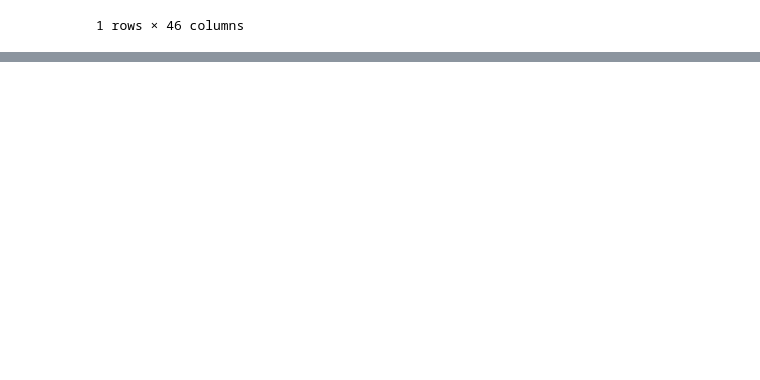
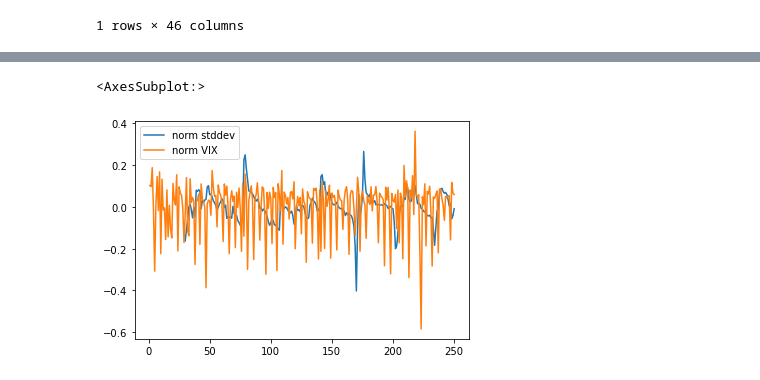
Before and after one commit to joeHollander/Quant_Finance, a Jupyter notebook: AAPL_VIX.ipynb, the cells around one changed output, grey strips where cells are left out. Saved outputs shown, nothing was run; the diff lists cells and outputs as text; code cells hidden in the pictures; blank space fills up the shorter version.

Commit message:
Finished and compared to SPX VIX

```diff
--- a/AAPL_VIX.ipynb
+++ b/AAPL_VIX.ipynb
@@ -322,4 +322,14 @@ df.head(1)
 # breaking up final calculation into easy readable variables
 # time * variance = tv_near or tv_next, time in min = min_near or min_next, random term = min_term
 n365, n30 = 525600, 43200
+
+tv_near = df["near variance"] * df["t_near"]
+tv_next = df["next variance"] * df["t_next"]
+
+min_near = (df["t_next"] * n365 - n30) / (df["t_next"] * n365 - df["t_near"] * n365)
+min_next = (n30 - df["t_near"] * n365) / (df["t_next"] * n365 - df["t_near"] * n365)
+
+min_term = n365 / n30
+
 df["VIX"] = 100 * np.sqrt(tv_near * min_near + tv_next * min_next * min_term)
+df.head(1)
@@ -325,0 +340,11 @@ df["VIX"] = 100 * np.sqrt(tv_near * min_near + tv_next * min_next * min_term)
+# %%
+# plotting compared to other measures of volatility
+df["stddev"] = df["closing price"].rolling(30).std()
+df["norm stddev"] = np.log(df["stddev"] / df["stddev"].shift(1))
+df["norm VIX"] = np.log(df["VIX"] / df["VIX"].shift(1))
+#df["closing price"] = df["closing price"].apply(lambda x: x[0])
+df.tail()
+df[["norm stddev", "norm VIX"]].plot()
+# %% [output]
+<AxesSubplot:>
+[figure, added]
```
Also changed, not shown: parts of 2 cells of this notebook, 1 other file.
